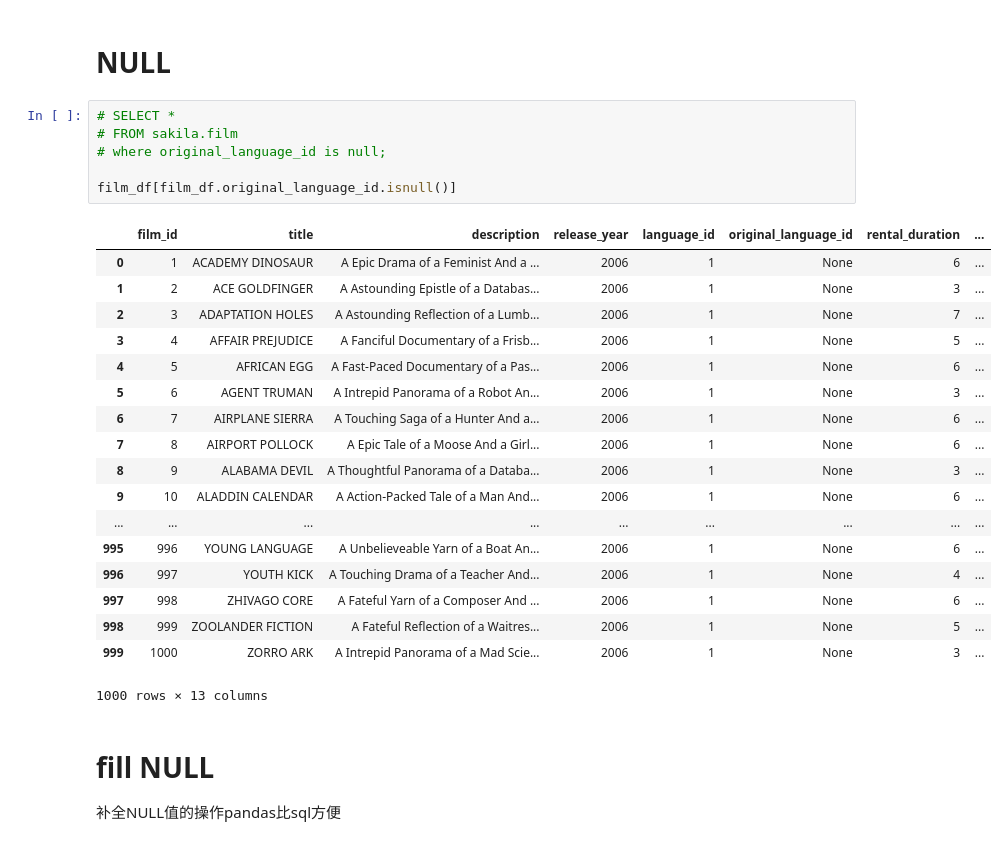
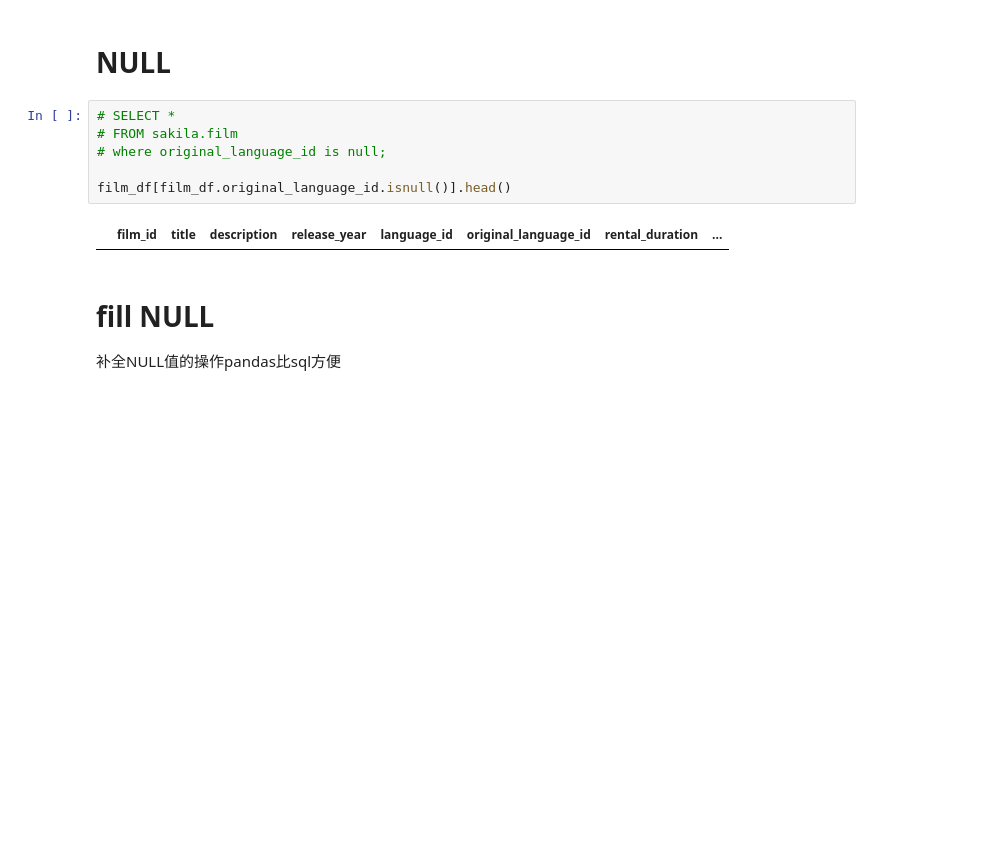
Before and after one commit to shawnz42/pandas4sqler, a Jupyter notebook: pandas4sqler.ipynb, the cells around one changed output. Cells and saved outputs as stored; diff of their text form; blank space fills up the shorter version.

Commit message:
add .head() to avoid results too long

```diff
--- a/pandas4sqler.ipynb
+++ b/pandas4sqler.ipynb
@@ -169,28 +169,11 @@ film_df[~film_df.rental_duration.isin([3,6,7])]
 # %%
 # SELECT *
 # FROM sakila.film
 # where original_language_id is null;
 
-film_df[film_df.original_language_id.isnull()]
+film_df[film_df.original_language_id.isnull()].head()
 # %% [output]
 |  | film_id | title | description | release_year | language_id | original_language_id | rental_duration | ... |
-| 0 | 1 | ACADEMY DINOSAUR | A Epic Drama of a Feminist And a ... | 2006 | 1 | None | 6 | ... |
-| 1 | 2 | ACE GOLDFINGER | A Astounding Epistle of a Databas... | 2006 | 1 | None | 3 | ... |
-| 2 | 3 | ADAPTATION HOLES | A Astounding Reflection of a Lumb... | 2006 | 1 | None | 7 | ... |
-| 3 | 4 | AFFAIR PREJUDICE | A Fanciful Documentary of a Frisb... | 2006 | 1 | None | 5 | ... |
-| 4 | 5 | AFRICAN EGG | A Fast-Paced Documentary of a Pas... | 2006 | 1 | None | 6 | ... |
-| 5 | 6 | AGENT TRUMAN | A Intrepid Panorama of a Robot An... | 2006 | 1 | None | 3 | ... |
-| 6 | 7 | AIRPLANE SIERRA | A Touching Saga of a Hunter And a... | 2006 | 1 | None | 6 | ... |
-| 7 | 8 | AIRPORT POLLOCK | A Epic Tale of a Moose And a Girl... | 2006 | 1 | None | 6 | ... |
-| 8 | 9 | ALABAMA DEVIL | A Thoughtful Panorama of a Databa... | 2006 | 1 | None | 3 | ... |
-| 9 | 10 | ALADDIN CALENDAR | A Action-Packed Tale of a Man And... | 2006 | 1 | None | 6 | ... |
-| ... | ... | ... | ... | ... | ... | ... | ... | ... |
-| 995 | 996 | YOUNG LANGUAGE | A Unbelieveable Yarn of a Boat An... | 2006 | 1 | None | 6 | ... |
-| 996 | 997 | YOUTH KICK | A Touching Drama of a Teacher And... | 2006 | 1 | None | 4 | ... |
-| 997 | 998 | ZHIVAGO CORE | A Fateful Yarn of a Composer And ... | 2006 | 1 | None | 6 | ... |
-| 998 | 999 | ZOOLANDER FICTION | A Fateful Reflection of a Waitres... | 2006 | 1 | None | 5 | ... |
-| 999 | 1000 | ZORRO ARK | A Intrepid Panorama of a Mad Scie... | 2006 | 1 | None | 3 | ... |
-1000 rows × 13 columns
 # %% [markdown]
 # fill NULL
 补全NULL值的操作pandas比sql方便
```
Also changed, not shown: parts of 2 cells of this notebook.
